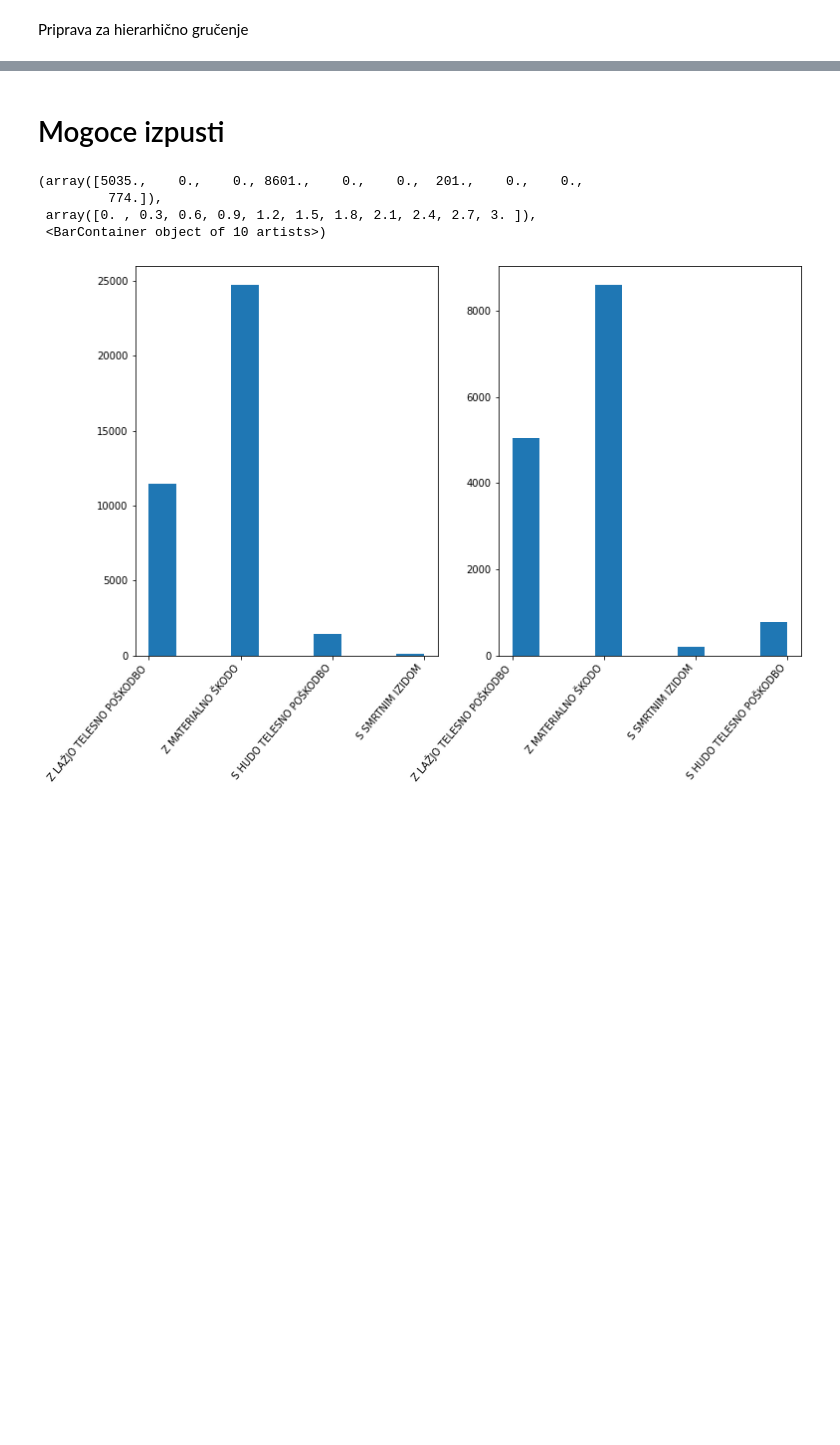
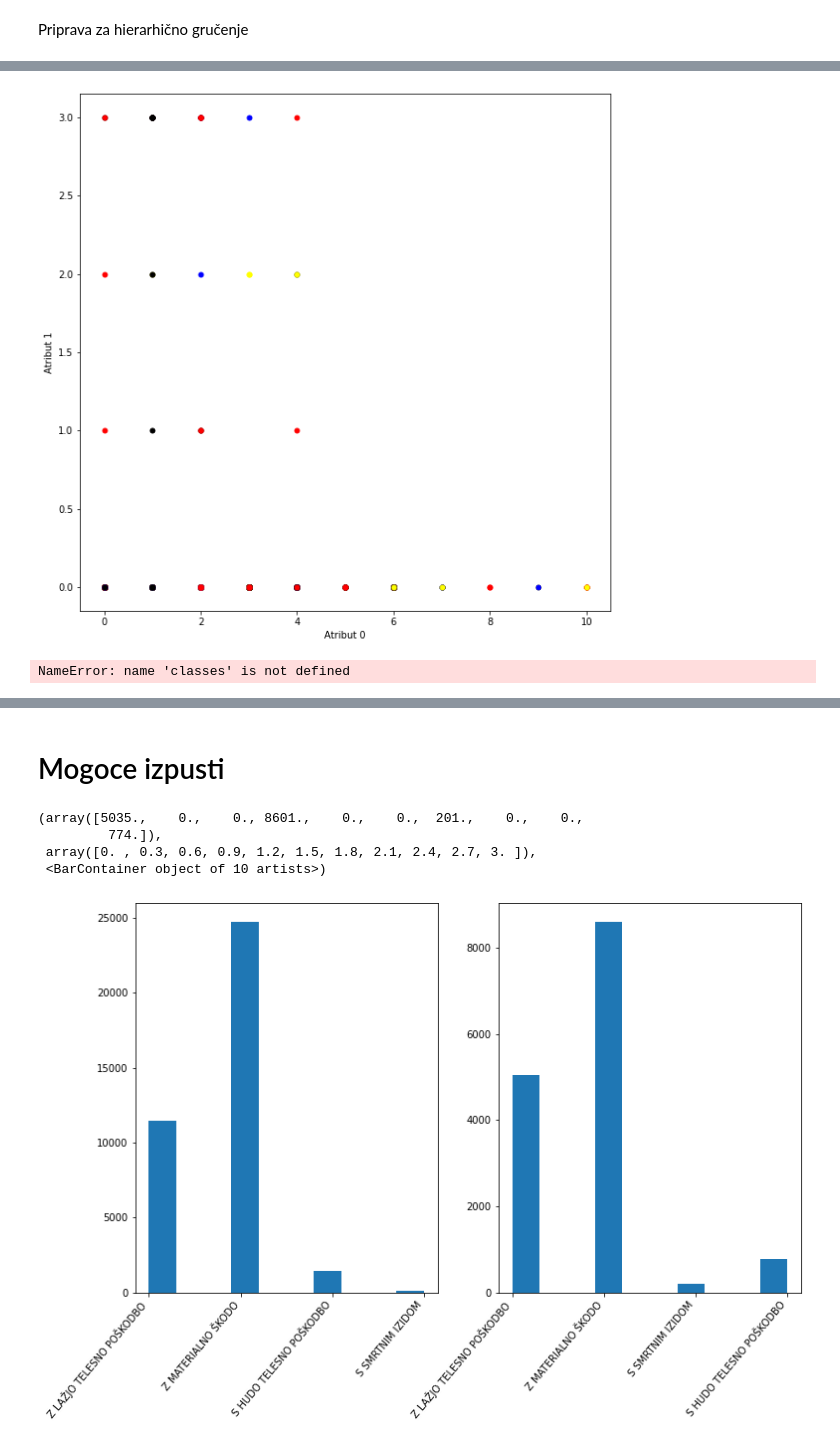
Before and after one commit to matej2000/PR21MV, a Jupyter notebook: main.ipynb, the cells around one changed output, grey strips where cells are left out. Cells and saved outputs as stored; diff of their text form; code cells hidden in the pictures; blank space fills up the shorter version.

```diff
--- a/main.ipynb
+++ b/main.ipynb
@@ -289,0 +310,2 @@ Priprava za hierarhično gručenje
+# %%
+model = KMeans()
@@ -289,0 +364,27 @@ Priprava za hierarhično gručenje
+# %%
+te = grucenje.sample(1000)
+# %%
+sez = ['UraPN', 'VNaselju', 'Lokacija','VzrokNesrece',
+       'TipNesrece', 'VremenskeOkoliscine', 'StanjePrometa', 'StanjeVozisca',
+       'VrstaVozisca', 'Povzrocitelj', 'Starost', 'Spol','PoskodbaUdelezenca',
+       'VrstaUdelezenca', 'UporabaVarnostnegaPasu', 'VozniskiStazVLetih',
+       'VozniskiStazVMesecih','stopnjaAlkohola']
+x = np.array(te[sez])
+true_clusters = grucenje["KlasifikacijaNesrece"]
+model = KMeans(k=4, max_iter=10)
+labels, centers = model.fit(x)
+# %%
+plt.figure(figsize=(10, 10))
+color = {0:"red", 1:"blue", 2:"yellow", 3:"black"}
+for c, x in zip(labels, x):
+    plt.plot(x[3], x[17], ".", color=color[c], markersize=10.0)
+plt.xlabel("Atribut 0")
+plt.ylabel("Atribut 1")
+plt.show()
+# %% [output]
+[figure, added]
+# %%
+from sklearn.metrics import adjusted_mutual_info_score
+score = adjusted_mutual_info_score(classes, predictions)
+# %% [output]
+NameError: name 'classes' is not defined
```
Also changed, not shown: parts of 23 cells of this notebook.
